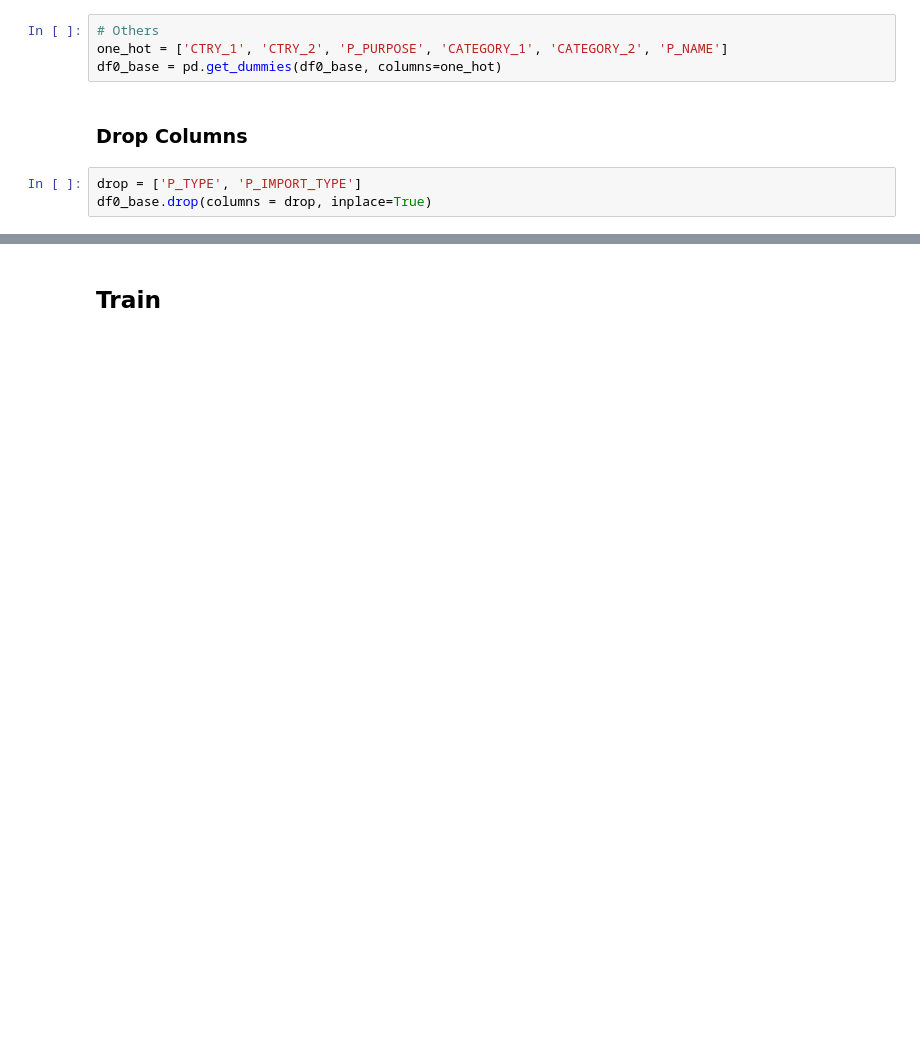
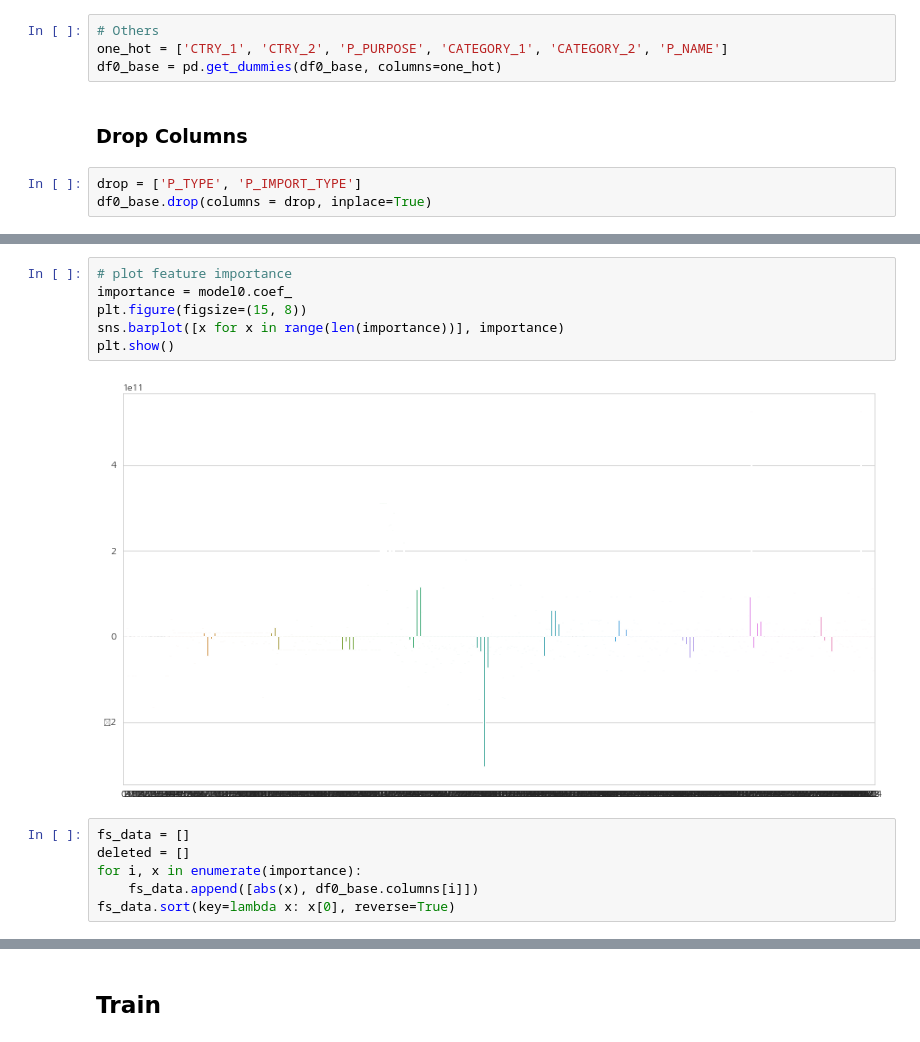
Before and after one commit to Yeony54/Project_Seafood_Import_Price_Prediction, a Jupyter notebook: 3-2. 전처리 가설 검증.ipynb, the cells around one changed output, grey strips where cells are left out. Cells and saved outputs as stored; diff of their text form; blank space fills up the shorter version.

```diff
--- a/3-2. 전처리 가설 검증.ipynb
+++ b/3-2. 전처리 가설 검증.ipynb
@@ -314,0 +195,14 @@ df0_base.drop(columns = drop, inplace=True)
+# %%
+# plot feature importance
+importance = model0.coef_
+plt.figure(figsize=(15, 8))
+sns.barplot([x for x in range(len(importance))], importance)
+plt.show()
+# %% [output]
+[figure, added]
+# %%
+fs_data = []
+deleted = []
+for i, x in enumerate(importance):
+    fs_data.append([abs(x), df0_base.columns[i]])
+fs_data.sort(key=lambda x: x[0], reverse=True)
```
Also changed, not shown: parts of 58 cells of this notebook, 1 other file.
